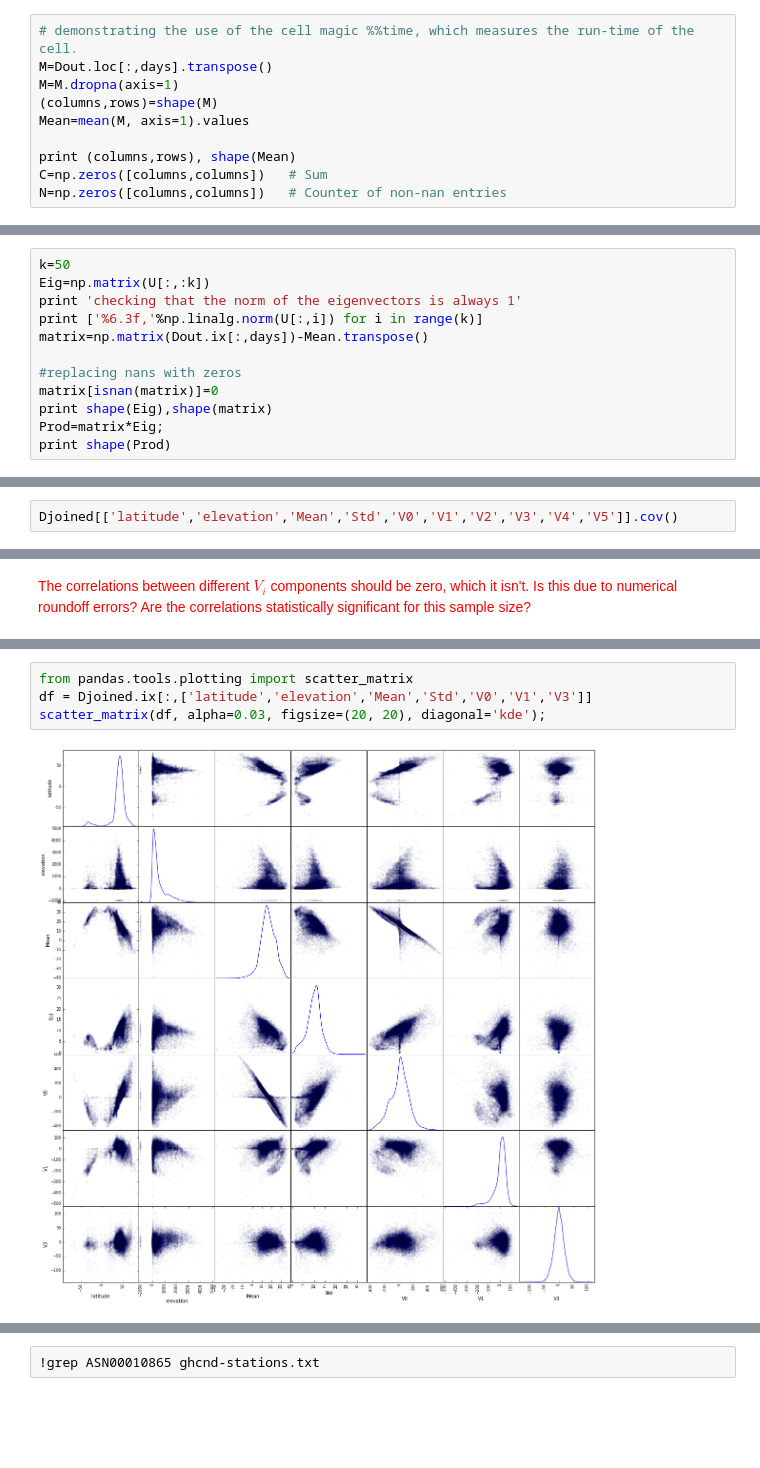
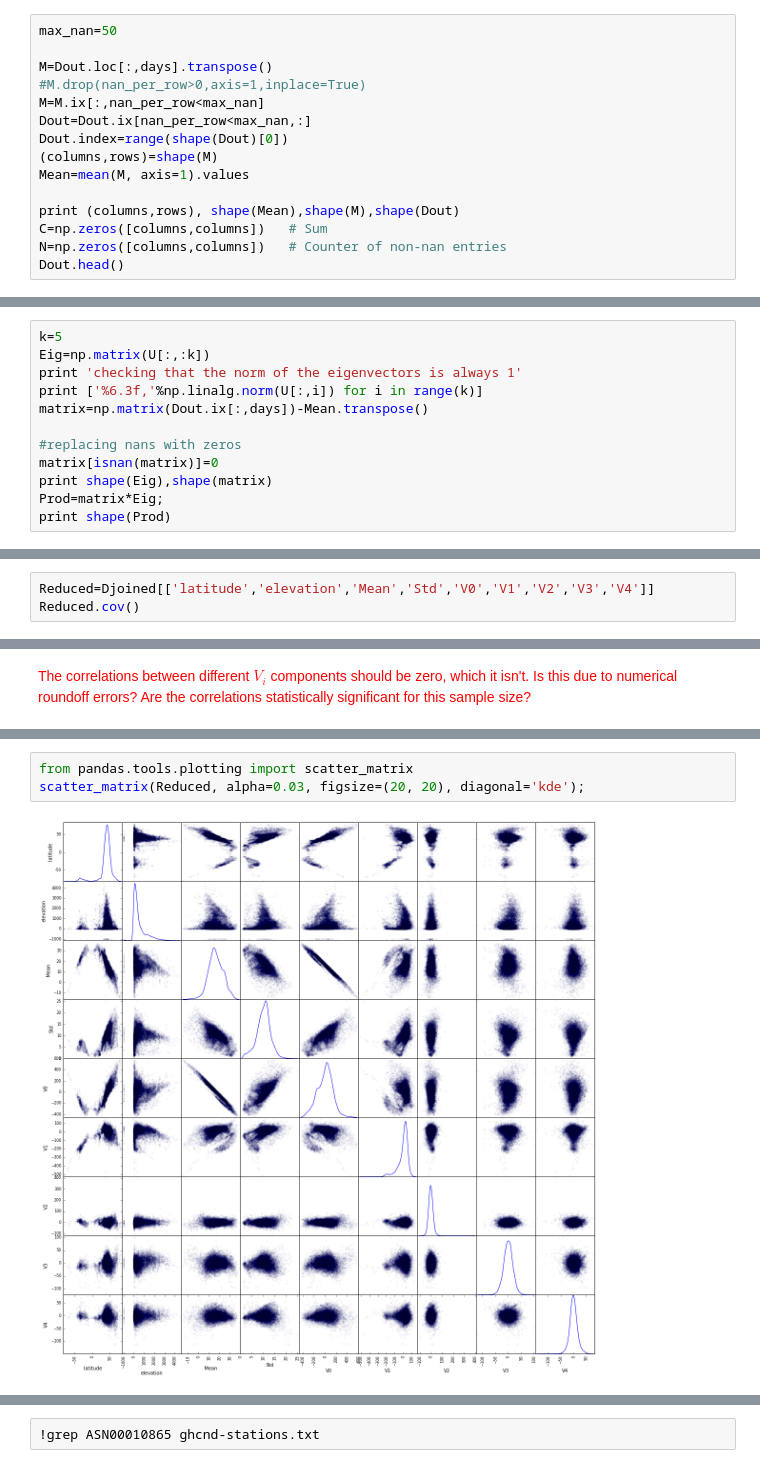
Before and after one commit to chetangandotra/DSE200-notebooks, a Jupyter notebook: day_3_models_and_learning/02_Weather Analysis.ipynb, the cells around one changed output, grey strips where cells are left out. Drawn from its saved outputs; the diff is of its cells as text; blank space fills up the shorter version.

```diff
--- a/day_3_models_and_learning/02_Weather Analysis.ipynb
+++ b/day_3_models_and_learning/02_Weather Analysis.ipynb
@@ -223,11 +241,16 @@ We compute the empirical covariance matrix in a way that tolerates NaN values.
 # %%
-# demonstrating the use of the cell magic %%time, which measures the run-time of the cell.
+max_nan=50
+
 M=Dout.loc[:,days].transpose()
-M=M.dropna(axis=1)
+#M.drop(nan_per_row>0,axis=1,inplace=True)
+M=M.ix[:,nan_per_row<max_nan]
+Dout=Dout.ix[nan_per_row<max_nan,:]
+Dout.index=range(shape(Dout)[0])
 (columns,rows)=shape(M)
 Mean=mean(M, axis=1).values
 
-print (columns,rows), shape(Mean)
+print (columns,rows), shape(Mean),shape(M),shape(Dout)
 C=np.zeros([columns,columns])   # Sum
 N=np.zeros([columns,columns])   # Counter of non-nan entries
+Dout.head()
 # %% [output]
@@ -286,5 +322,5 @@ legend(range(0,k));
 # %%
-k=50
+k=5
 Eig=np.matrix(U[:,:k])
 print 'checking that the norm of the eigenvectors is always 1'
 print ['%6.3f,'%np.linalg.norm(U[:,i]) for i in range(k)]
@@ -423,5 +459,6 @@ Djoined.ix[:5,['station',u'longitude','latitude',u'elevation',u'AbsLatitude','Me
 # %% [markdown]
 ### Looking for significant correlations and dependencies ###
 # %%
-Djoined[['latitude','elevation','Mean','Std','V0','V1','V2','V3','V4','V5']].cov()
+Reduced=Djoined[['latitude','elevation','Mean','Std','V0','V1','V2','V3','V4']]
+Reduced.cov()
 # %% [output]
@@ -471,9 +505,8 @@ abs(Djoined[['latitude','elevation','Mean','Std','V0','V1','V2','V3','V4','V5']]
 # %%
 from pandas.tools.plotting import scatter_matrix
-df = Djoined.ix[:,['latitude','elevation','Mean','Std','V0','V1','V3']]
-scatter_matrix(df, alpha=0.03, figsize=(20, 20), diagonal='kde');
+scatter_matrix(Reduced, alpha=0.03, figsize=(20, 20), diagonal='kde');
 # %% [output]
-[figure, old version]
+[figure, new version]
 # %%
 X='latitude'
 Djoined.ix[:,X].hist(bins=100);
```
Also changed, not shown: parts of 34 cells of this notebook.
